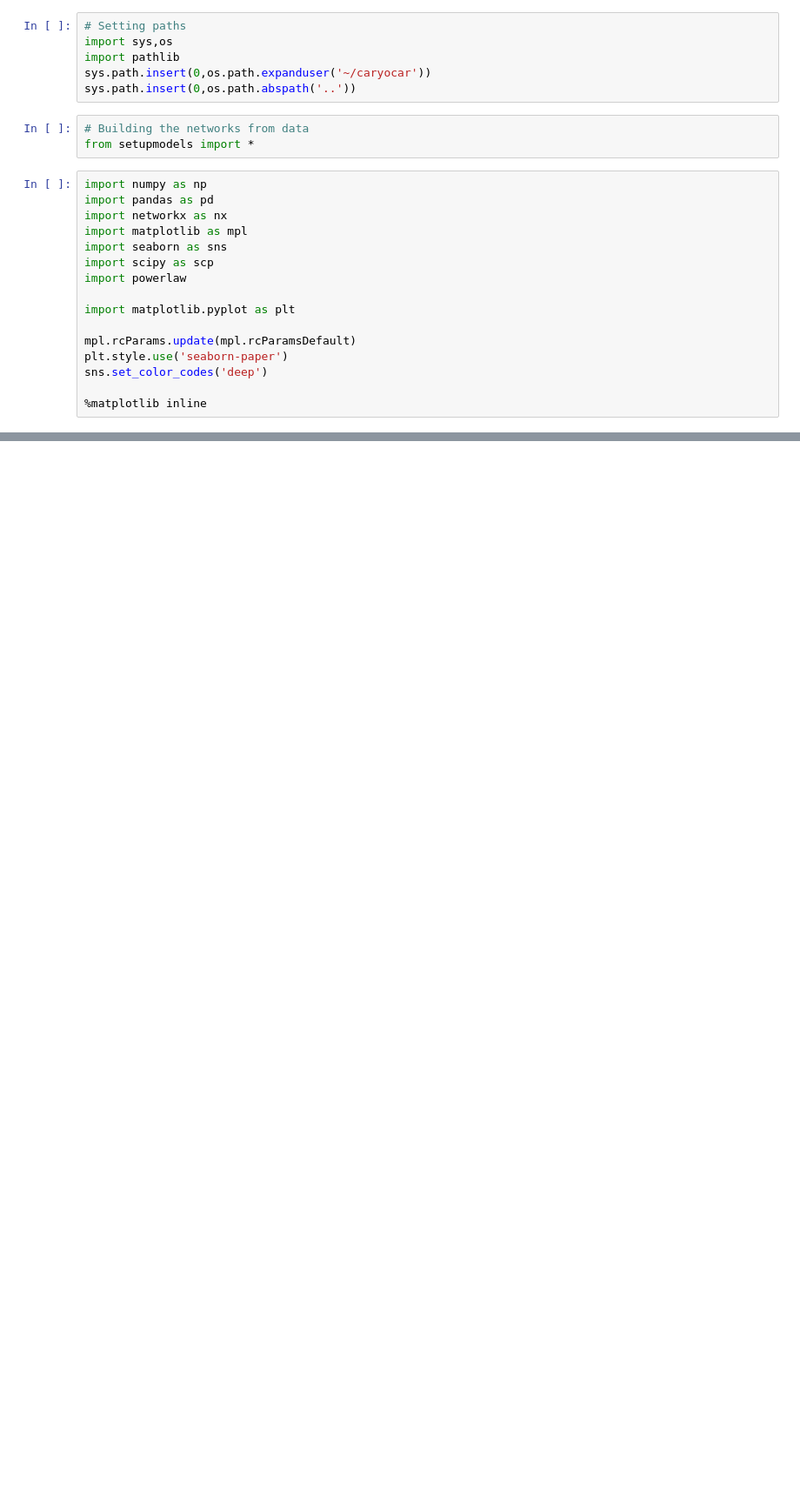
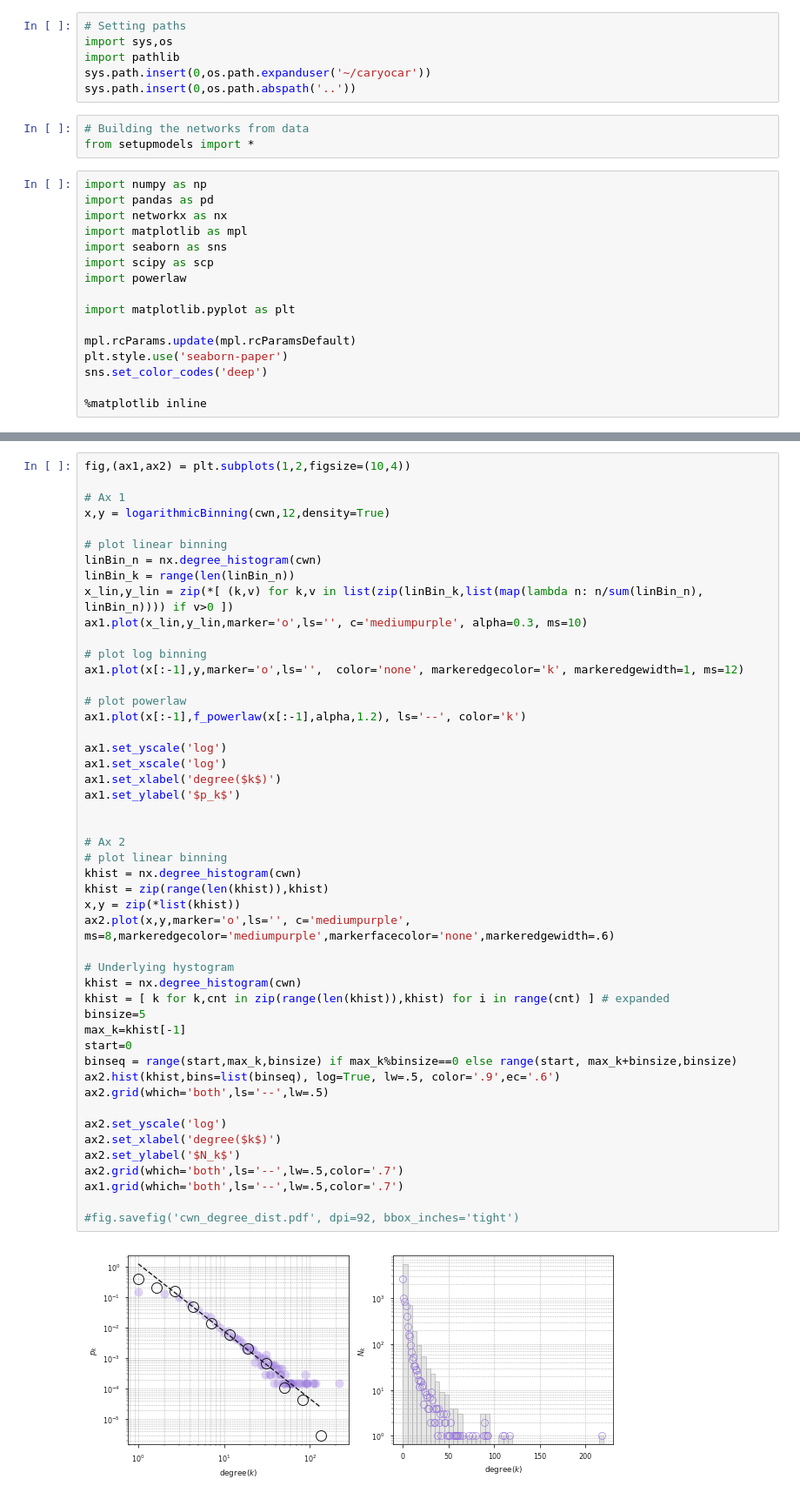
Before and after one commit to pedrosiracusa/tese_lncc_code, a Jupyter notebook: notebooks/chapter4/CWN_degree_dist.ipynb, the cells around one changed output, grey strips where cells are left out. Shown at 87% size. Cells and saved outputs as stored; diff of their text form; blank space fills up the shorter version.

```diff
--- a/notebooks/chapter4/CWN_degree_dist.ipynb
+++ b/notebooks/chapter4/CWN_degree_dist.ipynb
@@ -140,0 +98,50 @@ np.histogram(k_vals)
+# %%
+fig,(ax1,ax2) = plt.subplots(1,2,figsize=(10,4))
+
+# Ax 1
+x,y = logarithmicBinning(cwn,12,density=True)
+
+# plot linear binning
+linBin_n = nx.degree_histogram(cwn)
+linBin_k = range(len(linBin_n))
+x_lin,y_lin = zip(*[ (k,v) for k,v in list(zip(linBin_k,list(map(lambda n: n/sum(linBin_n), linBin_n)))) if v>0 ])
+ax1.plot(x_lin,y_lin,marker='o',ls='', c='mediumpurple', alpha=0.3, ms=10)
+
+# plot log binning
+ax1.plot(x[:-1],y,marker='o',ls='',  color='none', markeredgecolor='k', markeredgewidth=1, ms=12)
+
+# plot powerlaw
+ax1.plot(x[:-1],f_powerlaw(x[:-1],alpha,1.2), ls='--', color='k')
+
+ax1.set_yscale('log')
+ax1.set_xscale('log')
+ax1.set_xlabel('degree($k$)')
+ax1.set_ylabel('$p_k$')
+
+
+# Ax 2
+# plot linear binning
+khist = nx.degree_histogram(cwn)
+khist = zip(range(len(khist)),khist)
+x,y = zip(*list(khist))
+ax2.plot(x,y,marker='o',ls='', c='mediumpurple', ms=8,markeredgecolor='mediumpurple',markerfacecolor='none',markeredgewidth=.6)
+
+# Underlying hystogram
+khist = nx.degree_histogram(cwn)
+khist = [ k for k,cnt in zip(range(len(khist)),khist) for i in range(cnt) ] # expanded
+binsize=5
+max_k=khist[-1]
+start=0
+binseq = range(start,max_k,binsize) if max_k%binsize==0 else range(start, max_k+binsize,binsize)
+ax2.hist(khist,bins=list(binseq), log=True, lw=.5, color='.9',ec='.6')
+ax2.grid(which='both',ls='--',lw=.5)
+
+ax2.set_yscale('log')
+ax2.set_xlabel('degree($k$)')
+ax2.set_ylabel('$N_k$')
+ax2.grid(which='both',ls='--',lw=.5,color='.7')
+ax1.grid(which='both',ls='--',lw=.5,color='.7')
+
+#fig.savefig('cwn_degree_dist.pdf', dpi=92, bbox_inches='tight')
+# %% [output]
+[figure, added]
```
Also changed, not shown: parts of 21 cells of this notebook, 1 other file.
